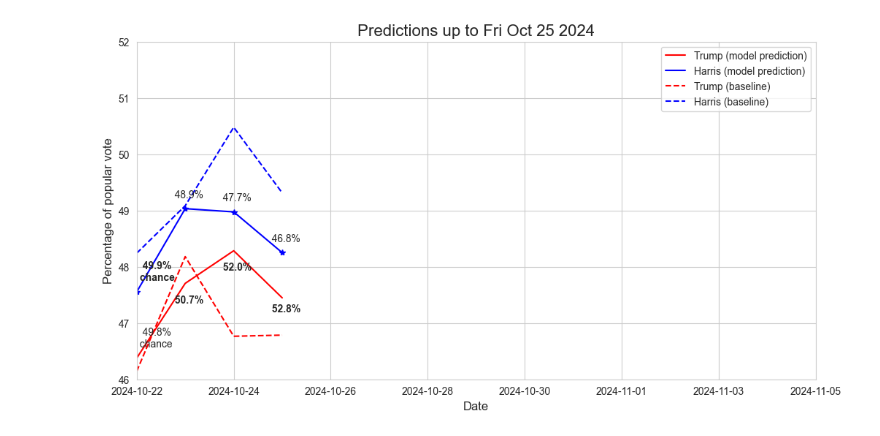
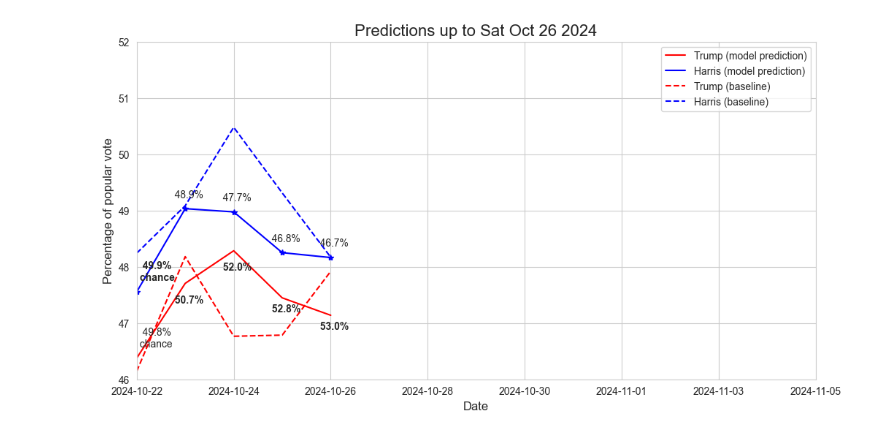
Before and after one commit to wh33les/2024ElectionForecast, a Jupyter notebook: swing_states_and_updates.ipynb, the cells around one changed output. Saved outputs shown, nothing was run; the diff lists cells and outputs as text; code cells hidden in the pictures.

```diff
--- a/swing_states_and_updates.ipynb
+++ b/swing_states_and_updates.ipynb
@@ -252,7 +252,7 @@ plt.ylim(46, 52)
 
 ## Also a title
 ## again make it large font
-plt.title("Predictions up to "+str(latest_date.strftime('%a %b %d %Y')), fontsize=16) # 25 Oct
+plt.title("Predictions up to "+str(latest_date.strftime('%a %b %d %Y')), fontsize=16) # 26 Oct
 
 
 ## plt.legend() adds the legend to the plot
@@ -268,31 +268,37 @@ plt.annotate("  49.9% \n chance",
              xytext=(datetime(2024, 10, 22)+pd.Timedelta(hours=0), y_harris_mod[15]+0.2), fontweight='bold')
 plt.annotate("  50.7%",# \n chance",
              xy=(datetime(2024, 10, 23), y_trump_mod[1]),
              xytext=(datetime(2024, 10, 22)+pd.Timedelta(hours=16), y_trump_mod[1]-0.35), fontweight='bold')
 plt.annotate("  48.9%",# \n chance",
              xy=(datetime(2024, 10, 23), y_harris_mod[16]),
              xytext=(datetime(2024, 10, 22)+pd.Timedelta(hours=16), y_harris_mod[16]+0.2))
 plt.annotate("  52.0%",# \n chance",
              xy=(datetime(2024, 10, 24), y_trump_mod[2]),
              xytext=(datetime(2024, 10, 23)+pd.Timedelta(hours=16), y_trump_mod[2]-0.35), fontweight='bold')
 plt.annotate("  47.7%",# \n chance",
              xy=(datetime(2024, 10, 24), y_harris_mod[17]),
              xytext=(datetime(2024, 10, 23)+pd.Timedelta(hours=16), y_harris_mod[17]+0.2))
 plt.annotate("  52.8%",# \n chance",
              xy=(datetime(2024, 10, 25), y_trump_mod[3]),
              xytext=(datetime(2024, 10, 24)+pd.Timedelta(hours=16), y_trump_mod[3]-0.25), fontweight='bold')
 plt.annotate("  46.8%",# \n chance",
              xy=(datetime(2024, 10, 25), y_harris_mod[18]),
              xytext=(datetime(2024, 10, 24)+pd.Timedelta(hours=16), y_harris_mod[18]+0.2))
+plt.annotate("  53.0%",# \n chance",
+             xy=(datetime(2024, 10, 26), y_trump_mod[4]),
+             xytext=(datetime(2024, 10, 25)+pd.Timedelta(hours=16), y_trump_mod[4]-0.25), fontweight='bold')
+plt.annotate("  46.7%",# \n chance",
+             xy=(datetime(2024, 10, 26), y_harris_mod[19]),
+             xytext=(datetime(2024, 10, 25)+pd.Timedelta(hours=16), y_harris_mod[19]+0.2))
 
 
 # Save plot as a png
 
 plt.savefig('previous_images/'+str(latest_date.strftime('%d%b'))+'.png', bbox_inches='tight')
 
 ## Always end your plotting block with plt.show
 ## in jupyter this makes sure that the plot displays
 ## properly
 plt.show()
 # %% [output]
-[figure, old version]
+[figure, new version]
```
Also changed, not shown: parts of 3 cells of this notebook, 6 other files.
